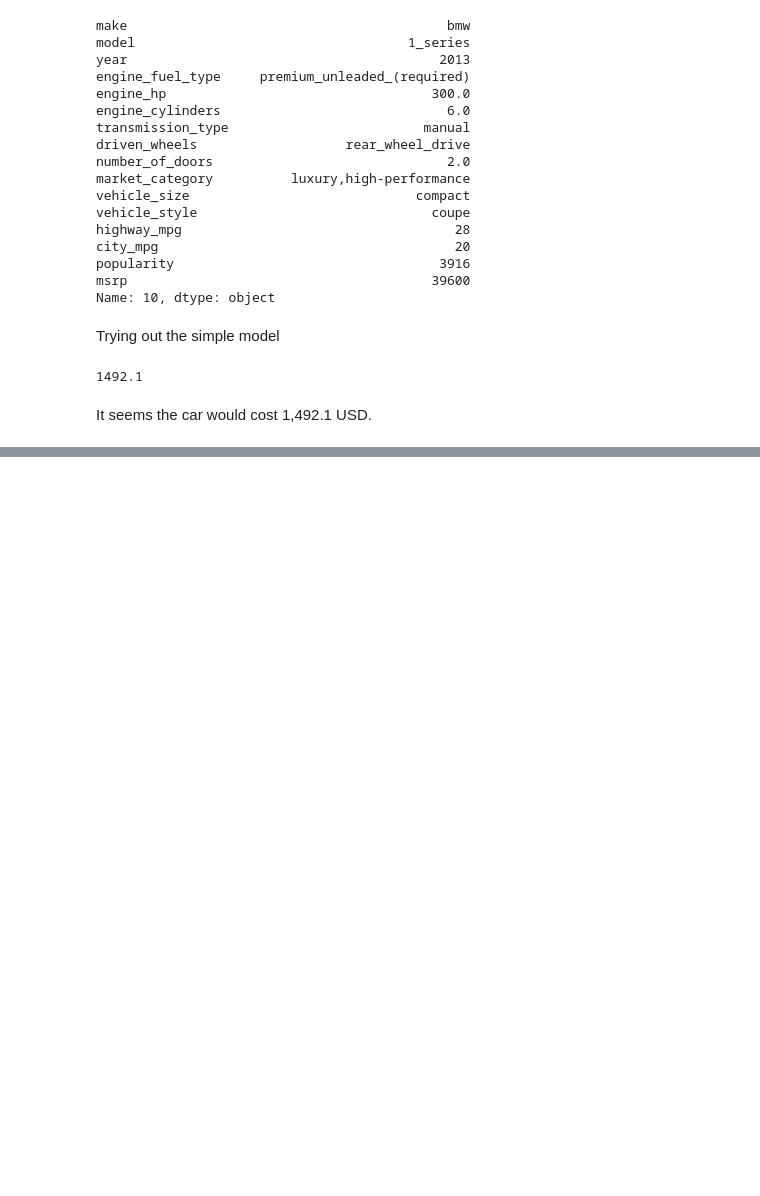
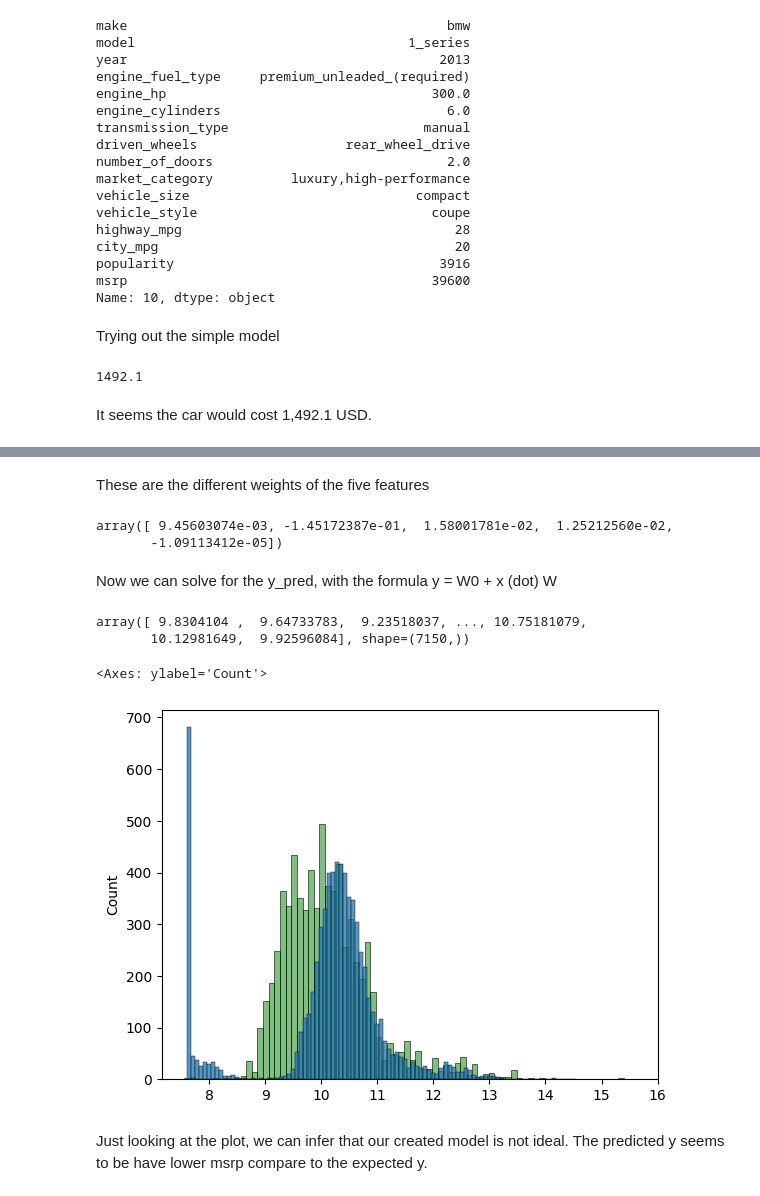
Before and after one commit to pyjom/ml-zoomcamp-2025, a Jupyter notebook: week2/week2.ipynb, the cells around one changed output, grey strips where cells are left out. Drawn from its saved outputs; the diff is of its cells as text; code cells hidden in the pictures; blank space fills up the shorter version.

Commit message:
initial modeling of car prediction

```diff
--- a/week2/week2.ipynb
+++ b/week2/week2.ipynb
@@ -310,0 +521,2 @@ It seems the car would cost 1,492.1 USD.
+# %%
+df_train[base] = df_train[base].fillna(0)
@@ -310,0 +533,2 @@ It seems the car would cost 1,492.1 USD.
+# %%
+X_train = df_train[base].values
@@ -310,0 +540,4 @@ It seems the car would cost 1,492.1 USD.
+# %%
+## solve for the w0 and w
+
+w0, w=train_linear_regression(X_train, y_train)
@@ -310,0 +550,26 @@ It seems the car would cost 1,492.1 USD.
+# %% [markdown]
+These are the different weights of the five features
+# %%
+w
+# %% [output]
+array([ 9.45603074e-03, -1.45172387e-01,  1.58001781e-02,  1.25212560e-02,
+       -1.09113412e-05])
+# %% [markdown]
+Now we can solve for the y_pred, with the formula y = W0 + x (dot) W
+# %%
+y_pred = w0 +  X_train.dot(w)
+# %%
+y_pred
+# %% [output]
+array([ 9.8304104 ,  9.64733783,  9.23518037, ..., 10.75181079,
+       10.12981649,  9.92596084], shape=(7150,))
+# %%
+# checking the distribution
+
+sns.histplot(y_pred, color= 'green', alpha=0.5)
+sns.histplot(y_train)
+# %% [output]
+<Axes: ylabel='Count'>
+[figure, added]
+# %% [markdown]
+Just looking at the plot, we can infer that our created model is not ideal. The predicted y seems to be have lower msrp compare to the expected y.
```
Also changed, not shown: parts of 41 cells of this notebook.
